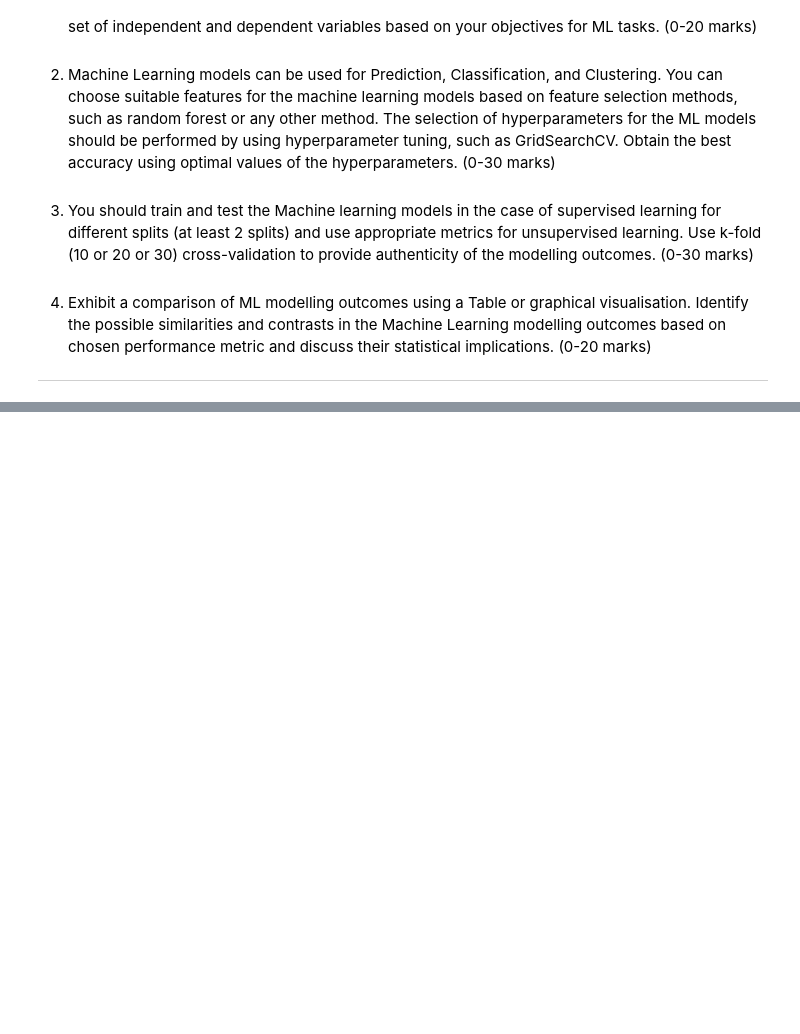
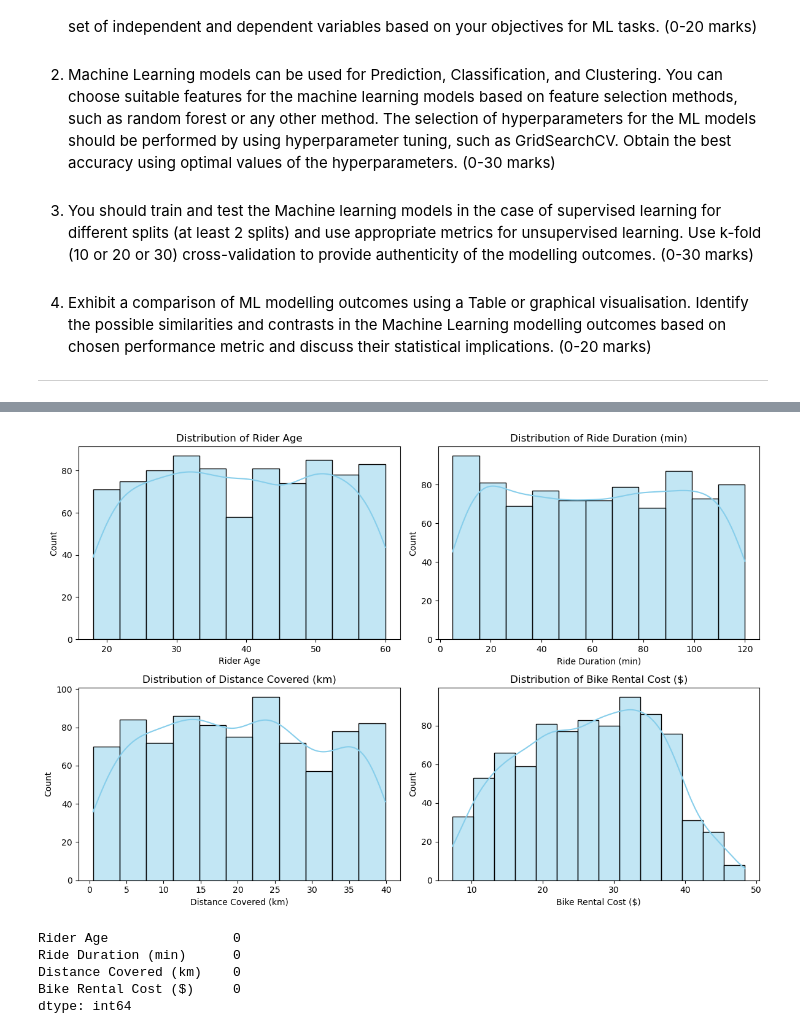
Before and after one commit to OnionKnightN/dynamic-pricing-regression-model, a Jupyter notebook: Hdip_Hoai_Nhan_Nguyen_2024.ipynb, the cells around one changed output, grey strips where cells are left out. Cells and saved outputs as stored; diff of their text form; code cells hidden in the pictures; blank space fills up the shorter version.

```diff
--- a/Hdip_Hoai_Nhan_Nguyen_2024.ipynb
+++ b/Hdip_Hoai_Nhan_Nguyen_2024.ipynb
@@ -32,0 +154,39 @@ Your responsibility as an AI expert is to explore the provided dataset to addres
+# %%
+# Selecting only numerical features
+numerical_features = df.select_dtypes(include=['float64'])
+
+# Calculate the number of rows and columns dynamically based on the number of features
+number_of_features = len(numerical_features.columns)
+number_of_cols = 2
+number_of_rows = (number_of_features // number_of_cols) + (number_of_features % number_of_cols > 0)
+
+# Defining the plot figure size
+plt.figure(figsize=(12, number_of_rows * 4))
+
+# For loop to create visualization of the distribution of each feature
+for i, feature in enumerate(numerical_features.columns, 1):
+    plt.subplot(number_of_rows, number_of_cols, i)
+    sns.histplot(numerical_features[feature], kde=True, color='skyblue')
+    plt.title(f'Distribution of {feature}')
+plt.tight_layout()
+plt.show()
+# %% [output]
+[figure, added]
+# %%
+# Detect outliers using IQR for each numerical feature
+Q1 = df[numerical_features.columns].quantile(0.25)
+Q3 = df[numerical_features.columns].quantile(0.75)
+IQR = Q3 - Q1
+
+# Define outliers (values outside 1.5 * IQR from Q1 and Q3)
+outliers = ((df[numerical_features.columns] < (Q1 - 1.5 * IQR)) |
+            (df[numerical_features.columns] > (Q3 + 1.5 * IQR)))
+
+outlier_count = outliers.sum()
+print(outlier_count)
+# %% [output]
+Rider Age                0
+Ride Duration (min)      0
+Distance Covered (km)    0
+Bike Rental Cost ($)     0
+dtype: int64
```
Also changed, not shown: parts of 17 cells of this notebook.
